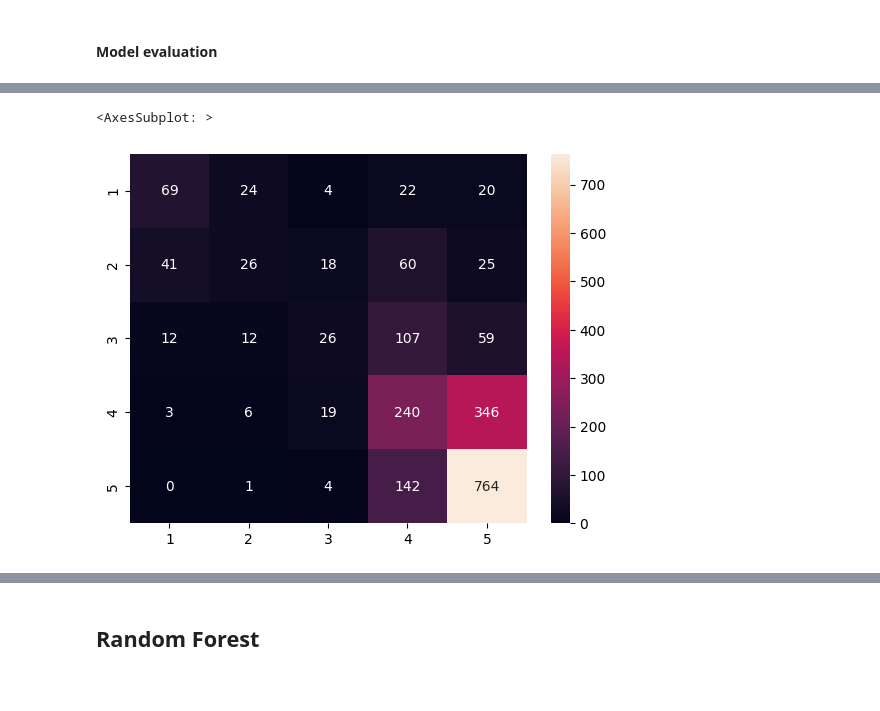
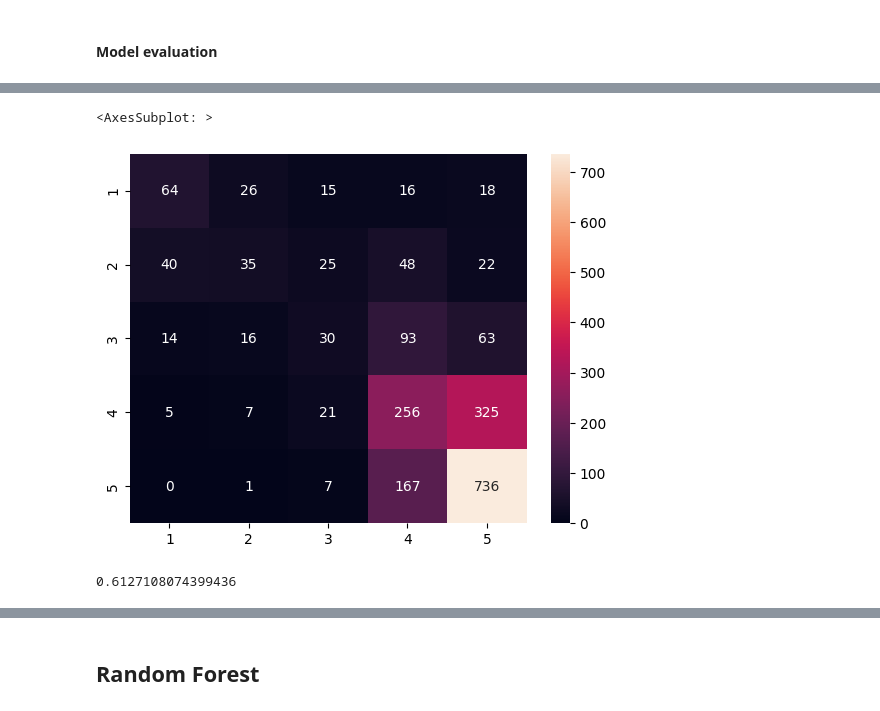
Before and after one commit to Milan-Exchange/Text-Mining-and-Search, a Jupyter notebook: text_classification.ipynb, the cells around one changed output, grey strips where cells are left out. Cells and saved outputs as stored; diff of their text form; code cells hidden in the pictures.

```diff
--- a/text_classification.ipynb
+++ b/text_classification.ipynb
@@ -171,5 +224,12 @@ reviews_for_classification = pd.read_csv("reviews_for_classifiaction.csv",
 # %% [markdown]
 # Classifiaction
+# %%
+def plot_confusion_matrix(y_true, y_pred):
+    confusion_M = confusion_M = confusion_matrix(y_true, y_pred)
+    possible_reviews = range(1,6)
+    confusion_M_df = pd.DataFrame(confusion_M, columns=possible_reviews, index=possible_reviews)
+
+    sn.heatmap(confusion_M_df, annot=True, fmt='g', annot_kws={"size": 10})
 # %% [markdown]
 ## SVM Classifier
 # %% [markdown]
@@ -246,8 +304,11 @@ for _, row in reviews_for_classification.iterrows():
 len(X[0])
 # %% [output]
 35
+# %%
+scaler = StandardScaler()
+X_scaled = scaler.fit_transform(X)
 # %%
-X_train, X_test, y_train, y_test = train_test_split(X, reviews_for_classification.Rating,
+X_train, X_test, y_train, y_test = train_test_split(X_scaled, reviews_for_classification.Rating,
                                                     test_size=0.1,
                                                     random_state=42)
 # %%
@@ -257,6 +318,6 @@ len(X_train), len(y_train), len(X_test), len(y_test)
 # %%
 # increasing C to weaken the L2 regularization
 # at first the classifier was predicting only rating 5
-svc_metadata = SVC(C=5)
+svc_metadata = SVC(C=3)
 svc_metadata.fit(X_train, y_train)
 # %% [output]
@@ -317,11 +374,5 @@ accuracy_score(y_test, y_pred)
 # %%
-# TODO: deal with exponentials view
-confusion_M = confusion_matrix(y_test, y_pred)
-
-possible_reviews = range(1,6)
-confusion_M_df = pd.DataFrame(confusion_M, columns=possible_reviews, index=possible_reviews)
-
-sn.heatmap(confusion_M_df, annot=True, fmt='g', annot_kws={"size": 10})
+plot_confusion_matrix(y_test, y_pred)
 # %% [output]
 <AxesSubplot: >
-[figure, old version]
+[figure, new version]
@@ -327,0 +381,4 @@ sn.heatmap(confusion_M_df, annot=True, fmt='g', annot_kws={"size": 10})
+# %%
+accuracy_score(y_train, y_train_pred)
+# %% [output]
+0.6127108074399436
```
Also changed, not shown: parts of 34 cells of this notebook.
